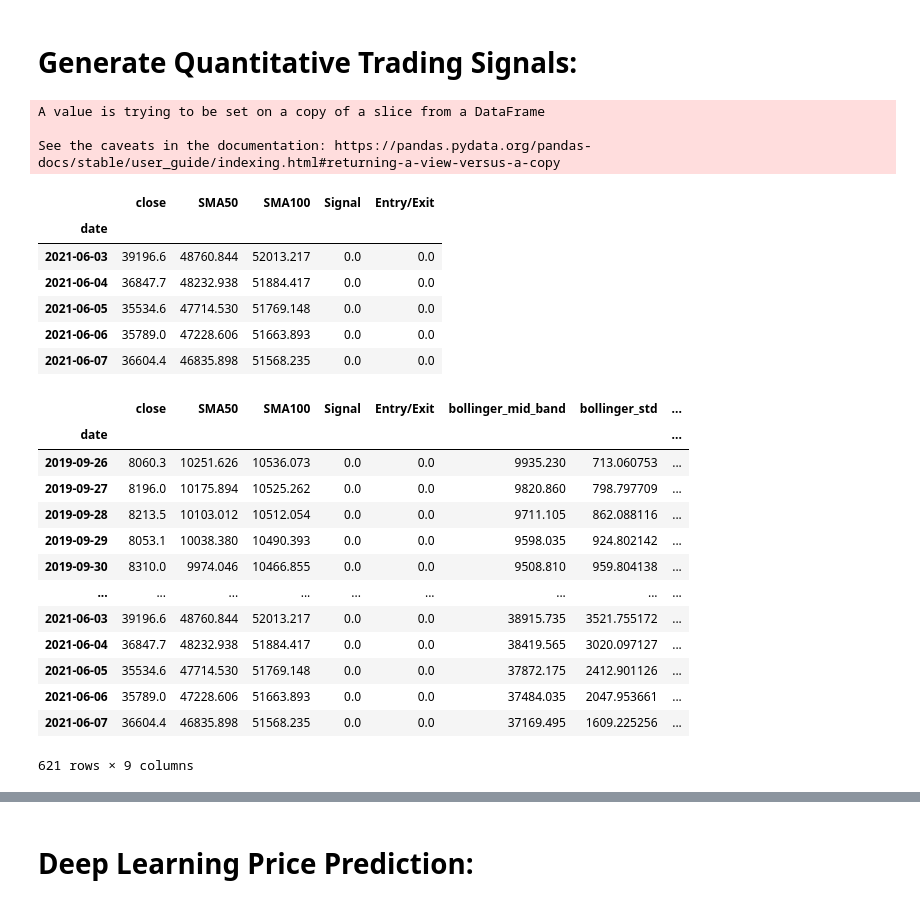
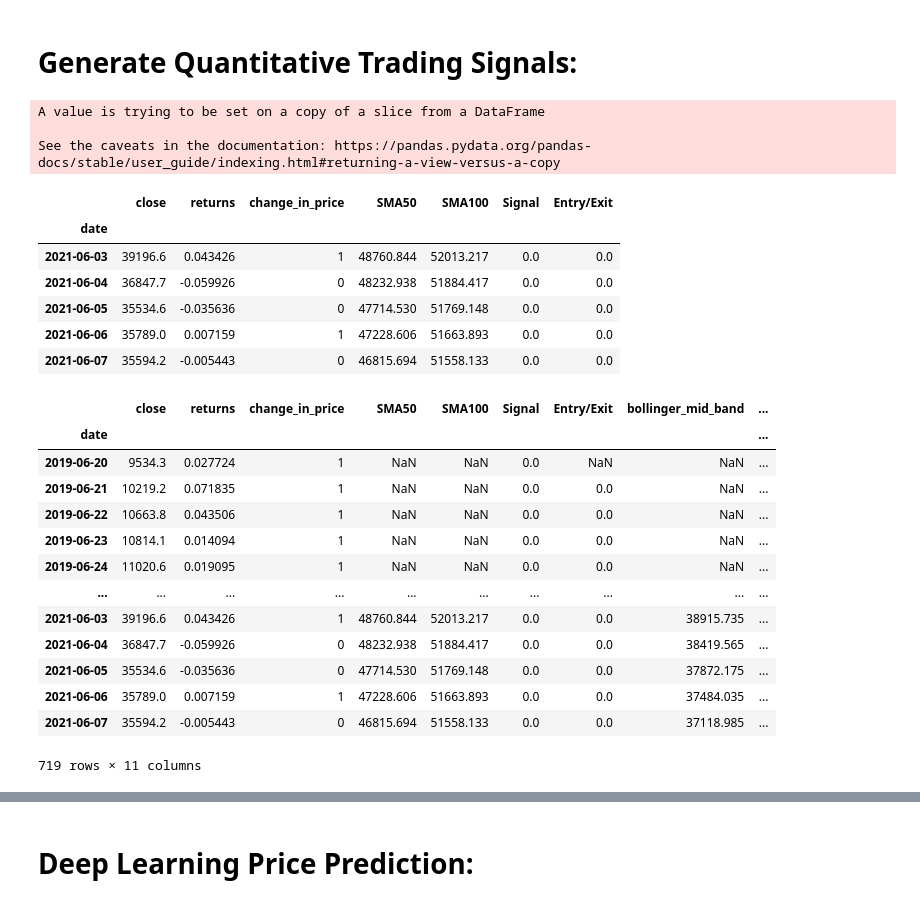
Before and after one commit to hammer888-tech/project2_algo_trading, a Jupyter notebook: deepLearning.ipynb, the cells around one changed output, grey strips where cells are left out. Drawn from its saved outputs; the diff is of its cells as text; code cells hidden in the pictures.

```diff
--- a/deepLearning.ipynb
+++ b/deepLearning.ipynb
@@ -78 +83,10 @@ btc
 720 rows × 1 columns
+# %%
+btc['close'] = btc['close'].astype(float)
+btc['returns'] = btc.close.pct_change()
+btc['change_in_price'] = btc['returns']
+btc.change_in_price[btc.change_in_price > 0] = 1
+btc.change_in_price[btc.change_in_price <= 0] = 0
+btc.dropna(inplace=True)
+btc['change_in_price'] = btc['change_in_price'].astype(int)
+btc
@@ -108,38 +137,37 @@ mov_avg.tail()
 A value is trying to be set on a copy of a slice from a DataFrame
 
 See the caveats in the documentation: https://pandas.pydata.org/pandas-docs/stable/user_guide/indexing.html#returning-a-view-versus-a-copy
-|  | close | SMA50 | SMA100 | Signal | Entry/Exit |
-| date |  |  |  |  |  |
-| 2021-06-03 | 39196.6 | 48760.844 | 52013.217 | 0.0 | 0.0 |
-| 2021-06-04 | 36847.7 | 48232.938 | 51884.417 | 0.0 | 0.0 |
-| 2021-06-05 | 35534.6 | 47714.530 | 51769.148 | 0.0 | 0.0 |
-| 2021-06-06 | 35789.0 | 47228.606 | 51663.893 | 0.0 | 0.0 |
-| 2021-06-07 | 36604.4 | 46835.898 | 51568.235 | 0.0 | 0.0 |
+|  | close | returns | change_in_price | SMA50 | SMA100 | Signal | Entry/Exit |
+| date |  |  |  |  |  |  |  |
+| 2021-06-03 | 39196.6 | 0.043426 | 1 | 48760.844 | 52013.217 | 0.0 | 0.0 |
+| 2021-06-04 | 36847.7 | -0.059926 | 0 | 48232.938 | 51884.417 | 0.0 | 0.0 |
+| 2021-06-05 | 35534.6 | -0.035636 | 0 | 47714.530 | 51769.148 | 0.0 | 0.0 |
+| 2021-06-06 | 35789.0 | 0.007159 | 1 | 47228.606 | 51663.893 | 0.0 | 0.0 |
+| 2021-06-07 | 35594.2 | -0.005443 | 0 | 46815.694 | 51558.133 | 0.0 | 0.0 |
 # %%
 bollinger_window = 20
 
 # Calculate rolling mean and standard deviation
 all_sig = mov_avg.copy()
 all_sig['bollinger_mid_band'] = mov_avg['close'].rolling(window=bollinger_window).mean()
 all_sig['bollinger_std'] = mov_avg['close'].rolling(window=20).std()
 
 # Calculate upper and lowers bands of bollinger band
 all_sig['bollinger_upper_band']  = all_sig['bollinger_mid_band'] + (all_sig['bollinger_std'] * 1)
 all_sig['bollinger_lower_band']  = all_sig['bollinger_mid_band'] - (all_sig['bollinger_std'] * 1)
-all_sig = all_sig.dropna()
 all_sig
 # %% [output]
-|  | close | SMA50 | SMA100 | Signal | Entry/Exit | bollinger_mid_band | bollinger_std | ... |
-| date |  |  |  |  |  |  |  | ... |
-| 2019-09-26 | 8060.3 | 10251.626 | 10536.073 | 0.0 | 0.0 | 9935.230 | 713.060753 | ... |
-| 2019-09-27 | 8196.0 | 10175.894 | 10525.262 | 0.0 | 0.0 | 9820.860 | 798.797709 | ... |
-| 2019-09-28 | 8213.5 | 10103.012 | 10512.054 | 0.0 | 0.0 | 9711.105 | 862.088116 | ... |
-| 2019-09-29 | 8053.1 | 10038.380 | 10490.393 | 0.0 | 0.0 | 9598.035 | 924.802142 | ... |
-| 2019-09-30 | 8310.0 | 9974.046 | 10466.855 | 0.0 | 0.0 | 9508.810 | 959.804138 | ... |
-| ... | ... | ... | ... | ... | ... | ... | ... | ... |
-| 2021-06-03 | 39196.6 | 48760.844 | 52013.217 | 0.0 | 0.0 | 38915.735 | 3521.755172 | ... |
-| 2021-06-04 | 36847.7 | 48232.938 | 51884.417 | 0.0 | 0.0 | 38419.565 | 3020.097127 | ... |
-| 2021-06-05 | 35534.6 | 47714.530 | 51769.148 | 0.0 | 0.0 | 37872.175 | 2412.901126 | ... |
-| 2021-06-06 | 35789.0 | 47228.606 | 51663.893 | 0.0 | 0.0 | 37484.035 | 2047.953661 | ... |
-| 2021-06-07 | 36604.4 | 46835.898 | 51568.235 | 0.0 | 0.0 | 37169.495 | 1609.225256 | ... |
+|  | close | returns | change_in_price | SMA50 | SMA100 | Signal | Entry/Exit | bollinger_mid_band | ... |
+| date |  |  |  |  |  |  |  |  | ... |
+| 2019-06-20 | 9534.3 | 0.027724 | 1 | NaN | NaN | 0.0 | NaN | NaN | ... |
+| 2019-06-21 | 10219.2 | 0.071835 | 1 | NaN | NaN | 0.0 | 0.0 | NaN | ... |
+| 2019-06-22 | 10663.8 | 0.043506 | 1 | NaN | NaN | 0.0 | 0.0 | NaN | ... |
+| 2019-06-23 | 10814.1 | 0.014094 | 1 | NaN | NaN | 0.0 | 0.0 | NaN | ... |
+| 2019-06-24 | 11020.6 | 0.019095 | 1 | NaN | NaN | 0.0 | 0.0 | NaN | ... |
+| ... | ... | ... | ... | ... | ... | ... | ... | ... | ... |
+| 2021-06-03 | 39196.6 | 0.043426 | 1 | 48760.844 | 52013.217 | 0.0 | 0.0 | 38915.735 | ... |
+| 2021-06-04 | 36847.7 | -0.059926 | 0 | 48232.938 | 51884.417 | 0.0 | 0.0 | 38419.565 | ... |
+| 2021-06-05 | 35534.6 | -0.035636 | 0 | 47714.530 | 51769.148 | 0.0 | 0.0 | 37872.175 | ... |
+| 2021-06-06 | 35789.0 | 0.007159 | 1 | 47228.606 | 51663.893 | 0.0 | 0.0 | 37484.035 | ... |
+| 2021-06-07 | 35594.2 | -0.005443 | 0 | 46815.694 | 51558.133 | 0.0 | 0.0 | 37118.985 | ... |
-621 rows × 9 columns
+719 rows × 11 columns
```
Also changed, not shown: parts of 57 cells of this notebook, 1 other file.
